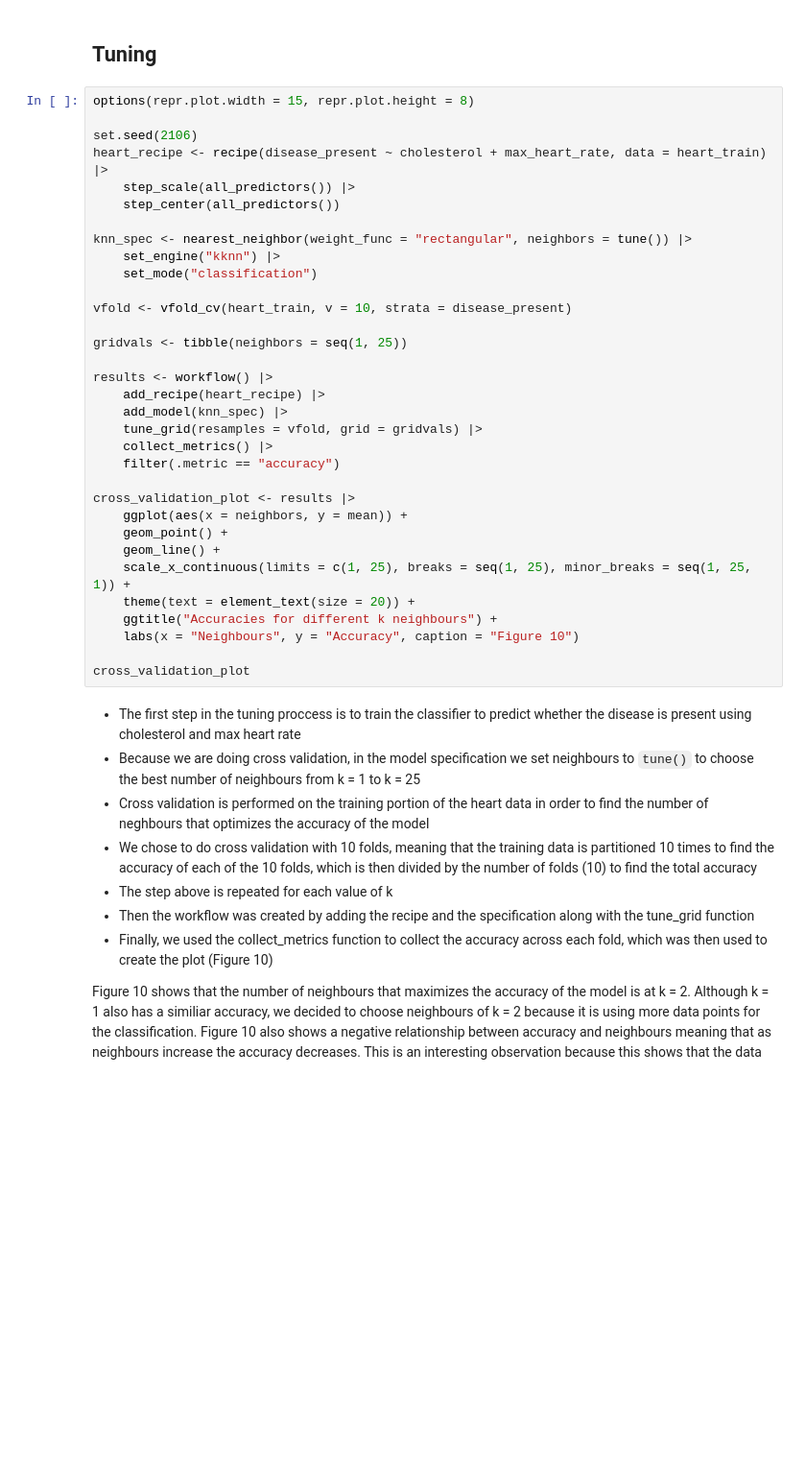
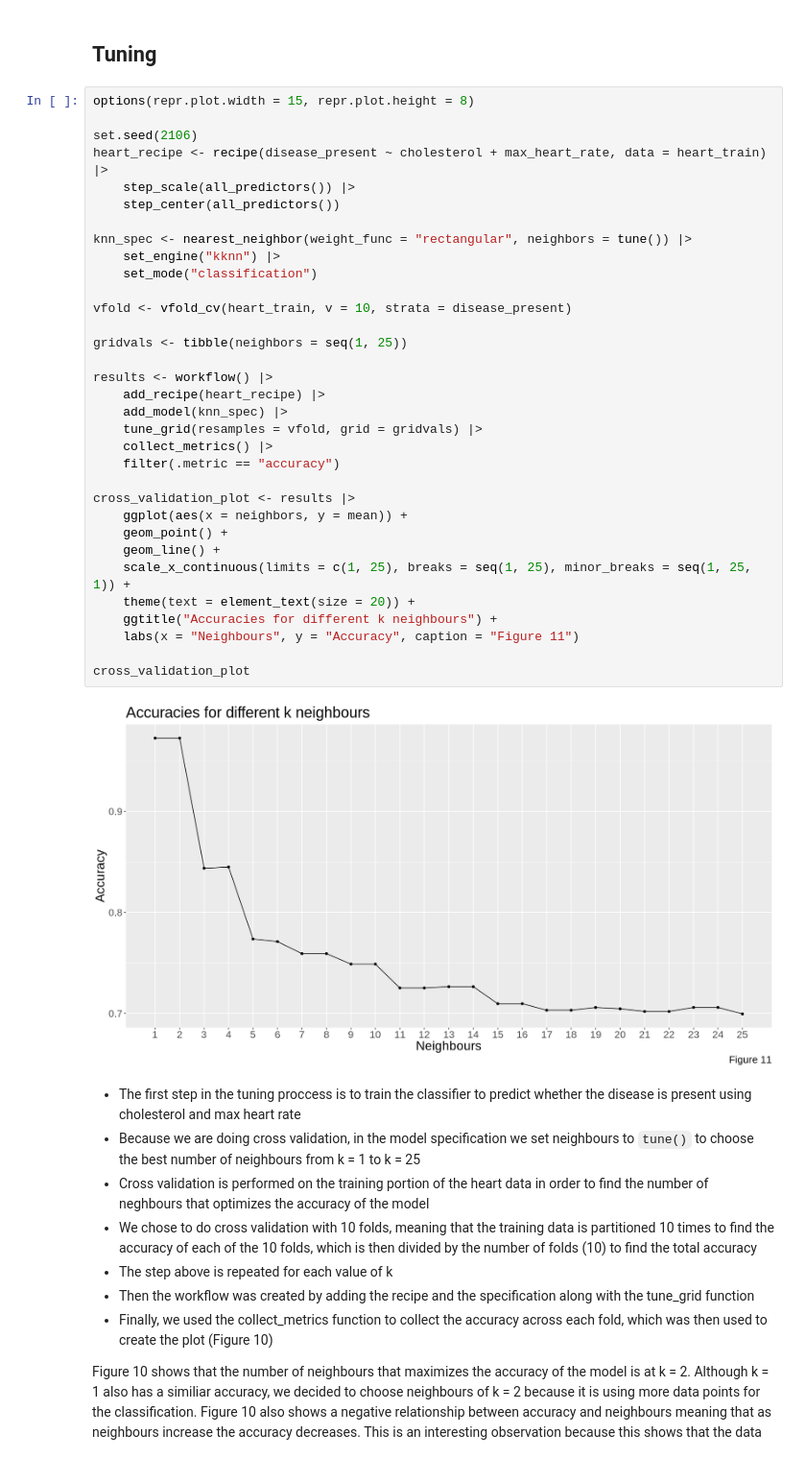
Before and after one commit to vyle2003/DSCI-100-Project, a Jupyter notebook: DSCI 100 Project Report.ipynb, the cells around one changed output. Shown: that part at 96% size. Drawn from its saved outputs; the diff is of its cells as text; blank space fills up the shorter version.

```diff
--- a/DSCI 100 Project Report.ipynb
+++ b/DSCI 100 Project Report.ipynb
@@ -327,34 +414,36 @@ options(repr.plot.width = 15, repr.plot.height = 8)
 
 set.seed(2106)
 heart_recipe <- recipe(disease_present ~ cholesterol + max_heart_rate, data = heart_train) |>
     step_scale(all_predictors()) |>
     step_center(all_predictors())
 
 knn_spec <- nearest_neighbor(weight_func = "rectangular", neighbors = tune()) |>
     set_engine("kknn") |>
     set_mode("classification")
 
 vfold <- vfold_cv(heart_train, v = 10, strata = disease_present)
 
 gridvals <- tibble(neighbors = seq(1, 25))
 
 results <- workflow() |>
     add_recipe(heart_recipe) |>
     add_model(knn_spec) |>
     tune_grid(resamples = vfold, grid = gridvals) |>
     collect_metrics() |>
     filter(.metric == "accuracy")
 
 cross_validation_plot <- results |>
     ggplot(aes(x = neighbors, y = mean)) +
     geom_point() +
     geom_line() +
     scale_x_continuous(limits = c(1, 25), breaks = seq(1, 25), minor_breaks = seq(1, 25, 1)) +
     theme(text = element_text(size = 20)) +
     ggtitle("Accuracies for different k neighbours") +
-    labs(x = "Neighbours", y = "Accuracy", caption = "Figure 10")
+    labs(x = "Neighbours", y = "Accuracy", caption = "Figure 11")
 
 cross_validation_plot
+# %% [output]
+[figure, added]
 # %% [markdown]
 - The first step in the tuning proccess is to train the classifier to predict whether the disease is present using cholesterol and max heart rate
 - Because we are doing cross validation, in the model specification we set neighbours to <code>tune()</code> to choose the best number of neighbours from k = 1 to k = 25
```
Also changed, not shown: parts of 18 cells of this notebook.
